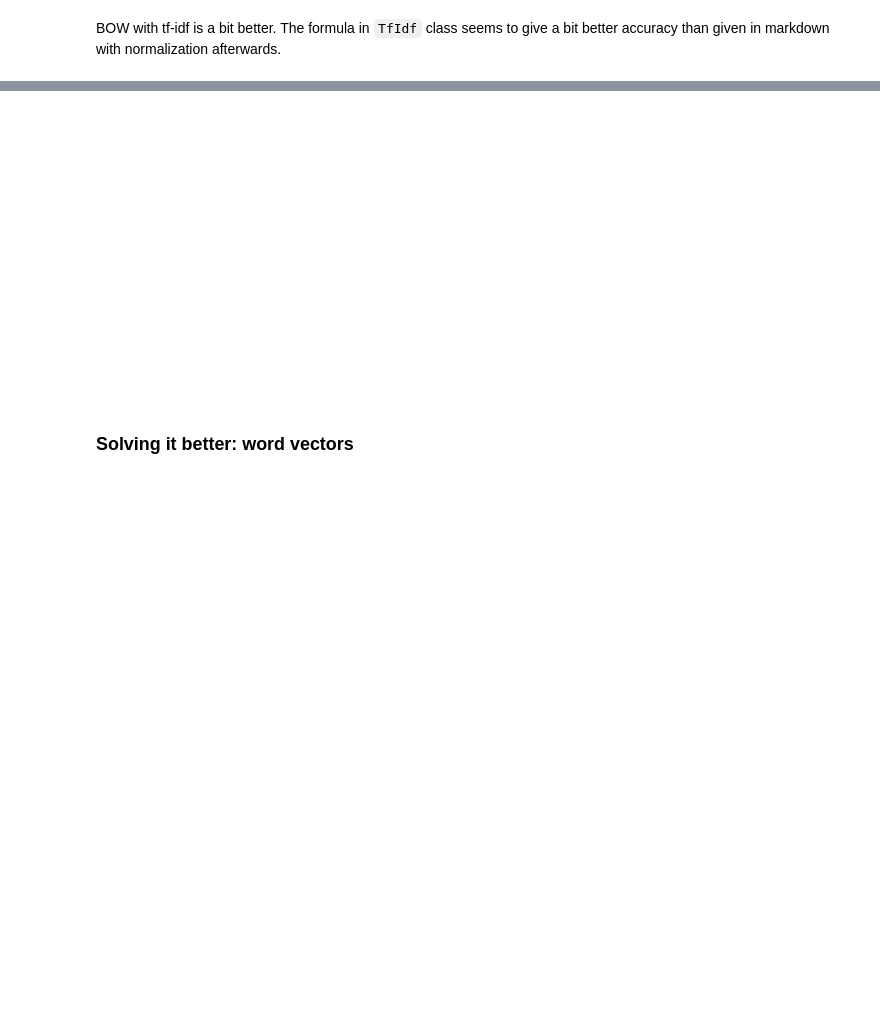
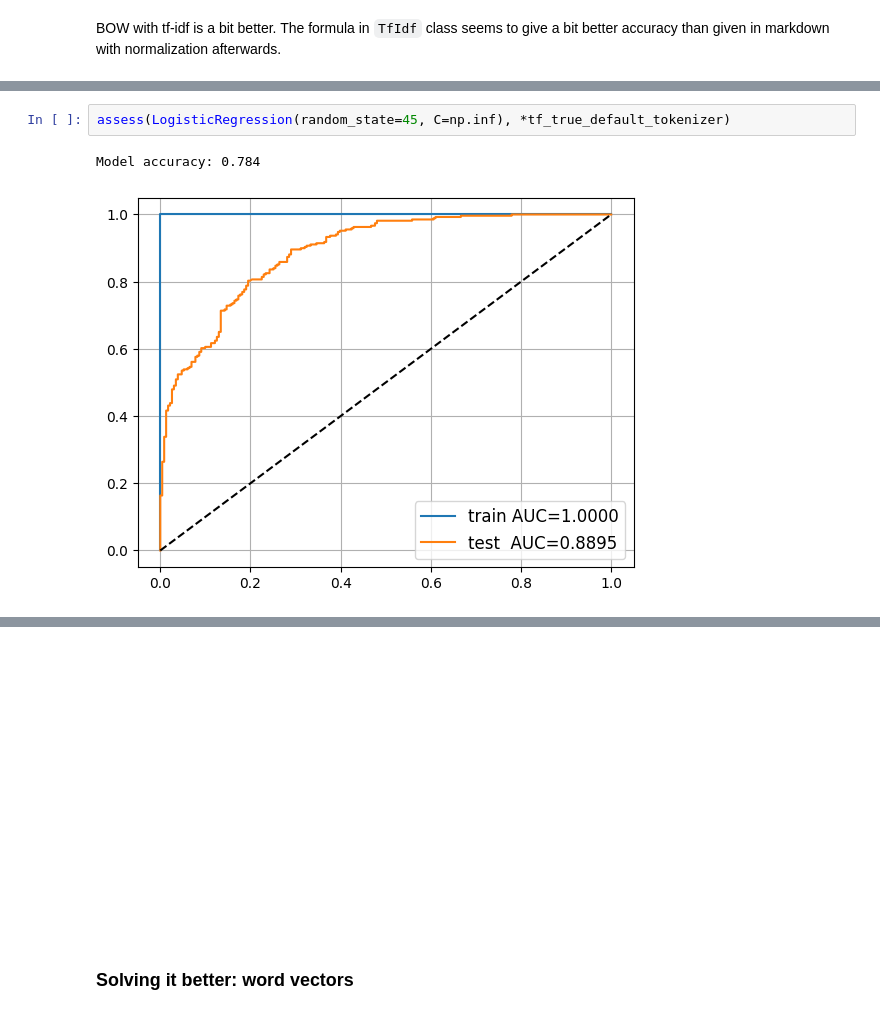
Before and after one commit to virtualphoton/nlp_course_2022, a Jupyter notebook: week02_classification/homework_part1.ipynb, the cells around one changed output, grey strips where cells are left out. Saved outputs shown, nothing was run; the diff lists cells and outputs as text; blank space fills up the shorter version.

```diff
--- a/week02_classification/homework_part1.ipynb
+++ b/week02_classification/homework_part1.ipynb
@@ -370,0 +344,5 @@ Model accuracy: 0.730
+# %%
+assess(LogisticRegression(random_state=45, C=np.inf), *tf_true_default_tokenizer)
+# %% [output]
+Model accuracy: 0.784
+[figure, added]
```
Also changed, not shown: parts of 22 cells of this notebook, 14 other files.
